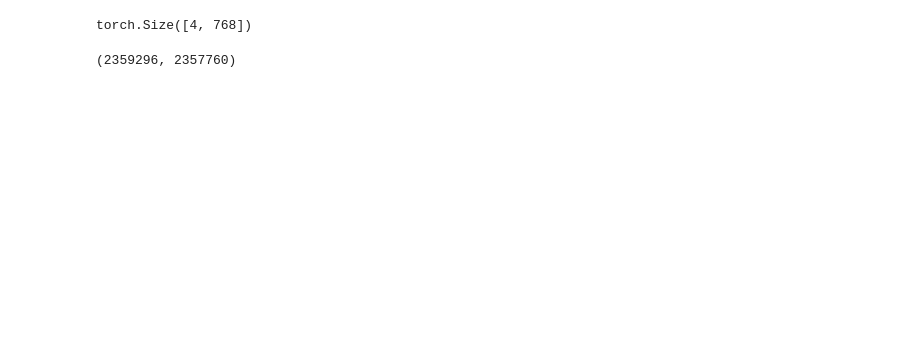
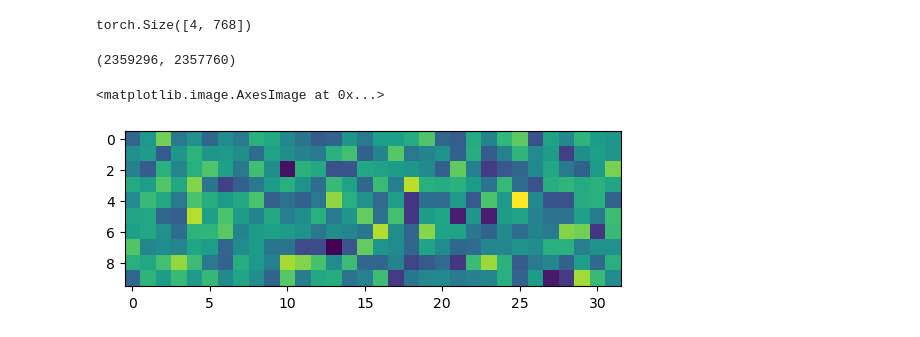
Before and after one commit to alxndrTL/modded-nanogpt, a Jupyter notebook: test_tokenformer.ipynb, the cells around one changed output. Saved outputs shown, nothing was run; the diff lists cells and outputs as text; code cells hidden in the pictures; blank space fills up the shorter version.

```diff
--- a/test_tokenformer.ipynb
+++ b/test_tokenformer.ipynb
@@ -43,0 +81,14 @@ d1*d2, sum(p.numel() for p in pattention.parameters())
+# %%
+class MyModel(nn.Module):
+    def __init__(self, N1, N2):
+        super().__init__()
+
+        self.fc_1 = Pinard(32, 32, N1)
+        self.fc_2 = Pinard(16, 16, N2)
+# %%
+model = MyModel(N1=10, N2=5)
+# %%
+plt.imshow(model.fc_1.k.data)
+# %% [output]
+<matplotlib.image.AxesImage at 0x...>
+[figure, added]
```
Also changed, not shown: parts of 7 cells of this notebook, 2 other files.
